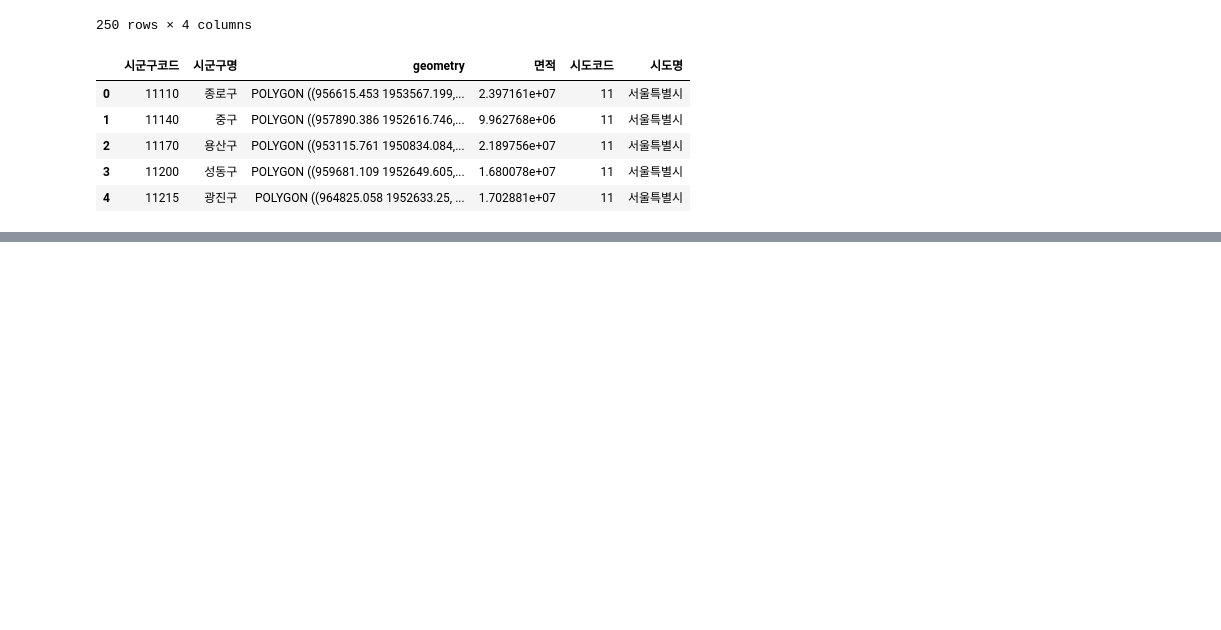
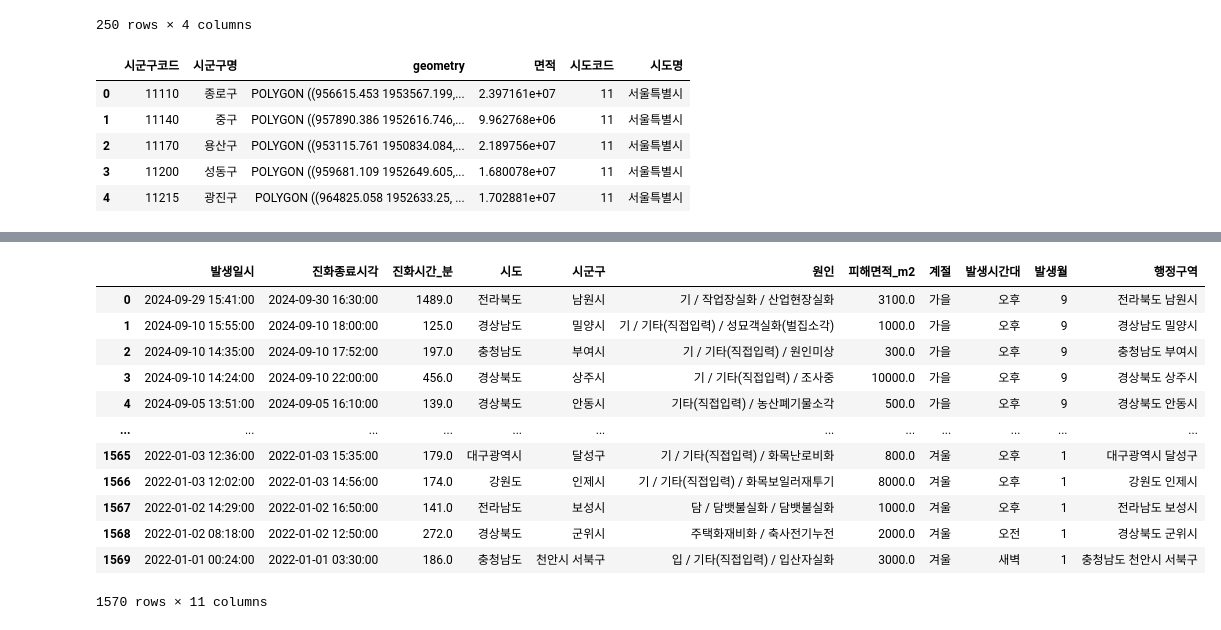
Before and after one commit to ta3wook/type2fire, a Jupyter notebook: notebooks/02_Preprocessing.ipynb, the cells around one changed output, grey strips where cells are left out. Saved outputs shown, nothing was run; the diff lists cells and outputs as text; code cells hidden in the pictures; blank space fills up the shorter version.

```diff
--- a/notebooks/02_Preprocessing.ipynb
+++ b/notebooks/02_Preprocessing.ipynb
@@ -109,0 +192,2 @@ gdf.to_file("../data/processed/대한민국_시군구.gpkg", driver="GPKG")
+# %%
+df.rename(columns={"발생장소_시도":"시도", "발생장소_시군구":"시군구"}, inplace=True)
@@ -109,0 +231,45 @@ gdf.to_file("../data/processed/대한민국_시군구.gpkg", driver="GPKG")
+# %%
+sido_map = {
+    "서울": "서울특별시", "부산": "부산광역시", "대구": "대구광역시",
+    "인천": "인천광역시", "광주": "광주광역시", "대전": "대전광역시",
+    "울산": "울산광역시", "세종": "세종특별자치시",
+    "경기": "경기도", "강원": "강원도", "충북": "충청북도", "충남": "충청남도",
+    "전북": "전라북도", "전남": "전라남도", "경북": "경상북도", "경남": "경상남도",
+    "제주": "제주특별자치도"
+}
+df["시도"] = df["시도"].map(sido_map).fillna(df["시도"])
+# %%
+def format_sigungu(sido, sigungu):
+    if pd.isna(sigungu):
+        return ""
+    sigungu = str(sigungu).strip()
+    sido = str(sido).strip()
+
+    parts = sigungu.split()
+    if len(parts) == 2:
+        return parts[0] + "시 " + parts[1] + "구"
+    elif sido.endswith("특별시") or sido.endswith("광역시"):
+        return sigungu + "구" if not sigungu.endswith("구") else sigungu
+    elif sigungu.endswith(("시", "군", "구")):
+        return sigungu
+    else:
+        return sigungu + "시"
+# %%
+df["시군구"] = df.apply(lambda row: format_sigungu(row["시도"], row["시군구"]), axis=1)
+df["행정구역"] = df["시도"] + " " + df["시군구"]
+# %%
+df
+# %% [output]
+|  | 발생일시 | 진화종료시각 | 진화시간_분 | 시도 | 시군구 | 원인 | 피해면적_m2 | 계절 | 발생시간대 | 발생월 | 행정구역 |
+| 0 | 2024-09-29 15:41:00 | 2024-09-30 16:30:00 | 1489.0 | 전라북도 | 남원시 | 기 / 작업장실화 / 산업현장실화 | 3100.0 | 가을 | 오후 | 9 | 전라북도 남원시 |
+| 1 | 2024-09-10 15:55:00 | 2024-09-10 18:00:00 | 125.0 | 경상남도 | 밀양시 | 기 / 기타(직접입력) / 성묘객실화(벌집소각) | 1000.0 | 가을 | 오후 | 9 | 경상남도 밀양시 |
+| 2 | 2024-09-10 14:35:00 | 2024-09-10 17:52:00 | 197.0 | 충청남도 | 부여시 | 기 / 기타(직접입력) / 원인미상 | 300.0 | 가을 | 오후 | 9 | 충청남도 부여시 |
+| 3 | 2024-09-10 14:24:00 | 2024-09-10 22:00:00 | 456.0 | 경상북도 | 상주시 | 기 / 기타(직접입력) / 조사중 | 10000.0 | 가을 | 오후 | 9 | 경상북도 상주시 |
+| 4 | 2024-09-05 13:51:00 | 2024-09-05 16:10:00 | 139.0 | 경상북도 | 안동시 | 기타(직접입력) / 농산폐기물소각 | 500.0 | 가을 | 오후 | 9 | 경상북도 안동시 |
+| ... | ... | ... | ... | ... | ... | ... | ... | ... | ... | ... | ... |
+| 1565 | 2022-01-03 12:36:00 | 2022-01-03 15:35:00 | 179.0 | 대구광역시 | 달성구 | 기 / 기타(직접입력) / 화목난로비화 | 800.0 | 겨울 | 오후 | 1 | 대구광역시 달성구 |
+| 1566 | 2022-01-03 12:02:00 | 2022-01-03 14:56:00 | 174.0 | 강원도 | 인제시 | 기 / 기타(직접입력) / 화목보일러재투기 | 8000.0 | 겨울 | 오후 | 1 | 강원도 인제시 |
+| 1567 | 2022-01-02 14:29:00 | 2022-01-02 16:50:00 | 141.0 | 전라남도 | 보성시 | 담 / 담뱃불실화 / 담뱃불실화 | 1000.0 | 겨울 | 오후 | 1 | 전라남도 보성시 |
+| 1568 | 2022-01-02 08:18:00 | 2022-01-02 12:50:00 | 272.0 | 경상북도 | 군위시 | 주택화재비화 / 축사전기누전 | 2000.0 | 겨울 | 오전 | 1 | 경상북도 군위시 |
+| 1569 | 2022-01-01 00:24:00 | 2022-01-01 03:30:00 | 186.0 | 충청남도 | 천안시 서북구 | 입 / 기타(직접입력) / 입산자실화 | 3000.0 | 겨울 | 새벽 | 1 | 충청남도 천안시 서북구 |
+1570 rows × 11 columns
```
Also changed, not shown: parts of 15 cells of this notebook.
